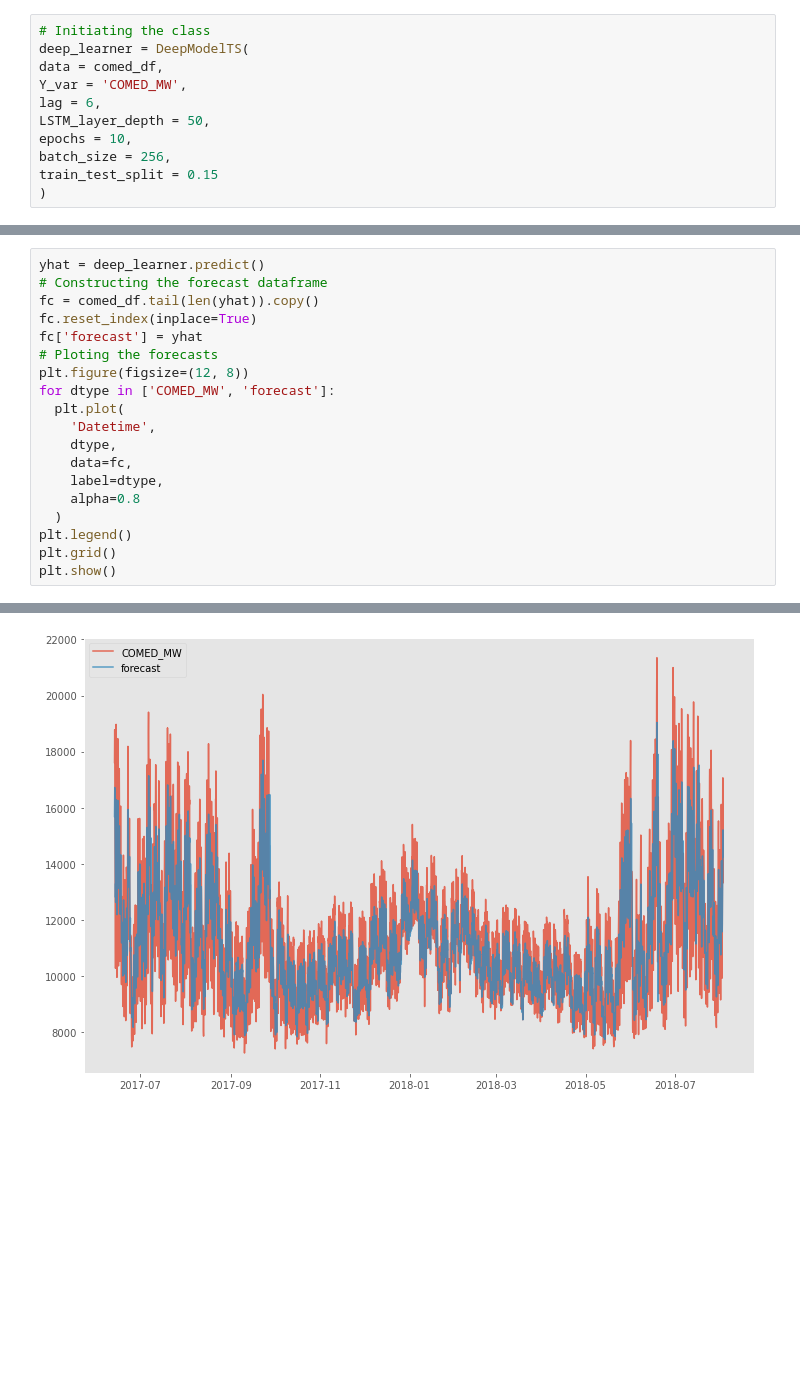
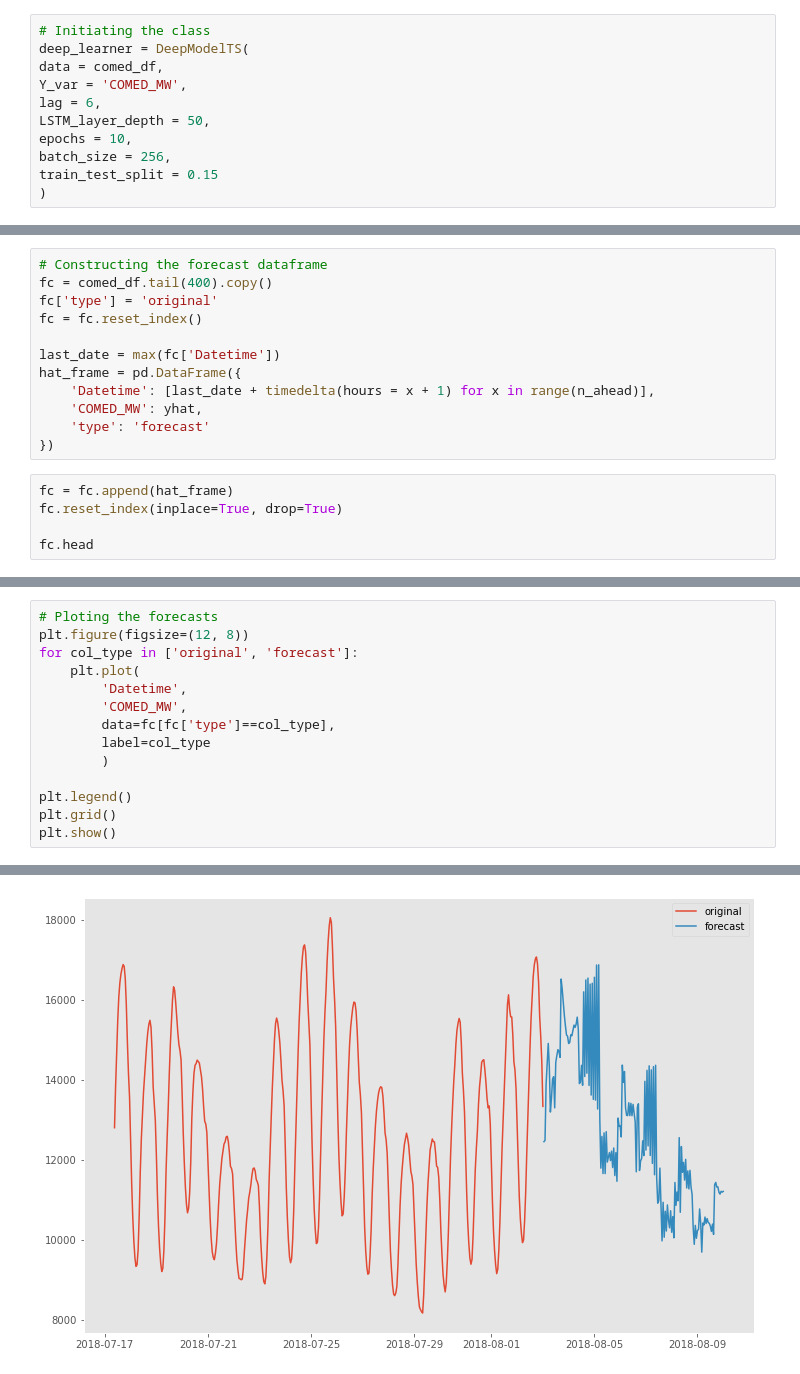
Before and after one commit to jovansgit/Hourly-Energy-Consumption, a Jupyter notebook: ML_Model_DeepLearning.ipynb, the cells around one changed output, grey strips where cells are left out. Cells and saved outputs as stored; diff of their text form; blank space fills up the shorter version.

```diff
--- a/ML_Model_DeepLearning.ipynb
+++ b/ML_Model_DeepLearning.ipynb
@@ -400,0 +432,17 @@ Epoch 6/10
+# %%
+# Constructing the forecast dataframe
+fc = comed_df.tail(400).copy()
+fc['type'] = 'original'
+fc = fc.reset_index()
+
+last_date = max(fc['Datetime'])
+hat_frame = pd.DataFrame({
+    'Datetime': [last_date + timedelta(hours = x + 1) for x in range(n_ahead)],
+    'COMED_MW': yhat,
+    'type': 'forecast'
+})
+# %%
+fc = fc.append(hat_frame)
+fc.reset_index(inplace=True, drop=True)
+
+fc.head
@@ -401,19 +464,14 @@ Epoch 6/10
 # %%
-yhat = deep_learner.predict()
-# Constructing the forecast dataframe
-fc = comed_df.tail(len(yhat)).copy()
-fc.reset_index(inplace=True)
-fc['forecast'] = yhat
 # Ploting the forecasts
 plt.figure(figsize=(12, 8))
-for dtype in ['COMED_MW', 'forecast']:
-  plt.plot(
-    'Datetime',
-    dtype,
-    data=fc,
-    label=dtype,
-    alpha=0.8
-  )
+for col_type in ['original', 'forecast']:
+    plt.plot(
+        'Datetime',
+        'COMED_MW',
+        data=fc[fc['type']==col_type],
+        label=col_type
+        )
+
 plt.legend()
 plt.grid()
 plt.show()
@@ -422 +479 @@ plt.show()
-[figure, old version]
+[figure, new version]
```
Also changed, not shown: parts of 16 cells of this notebook.
